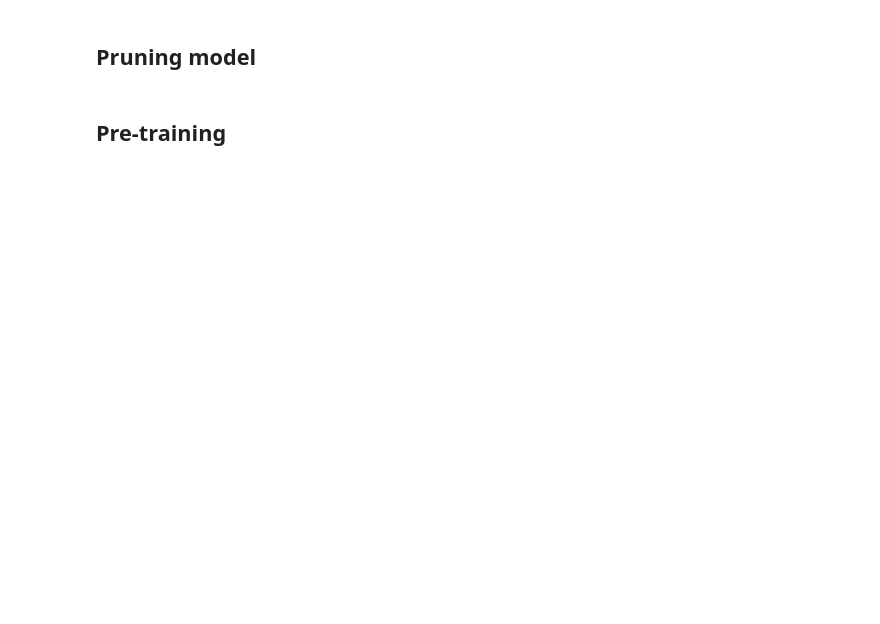
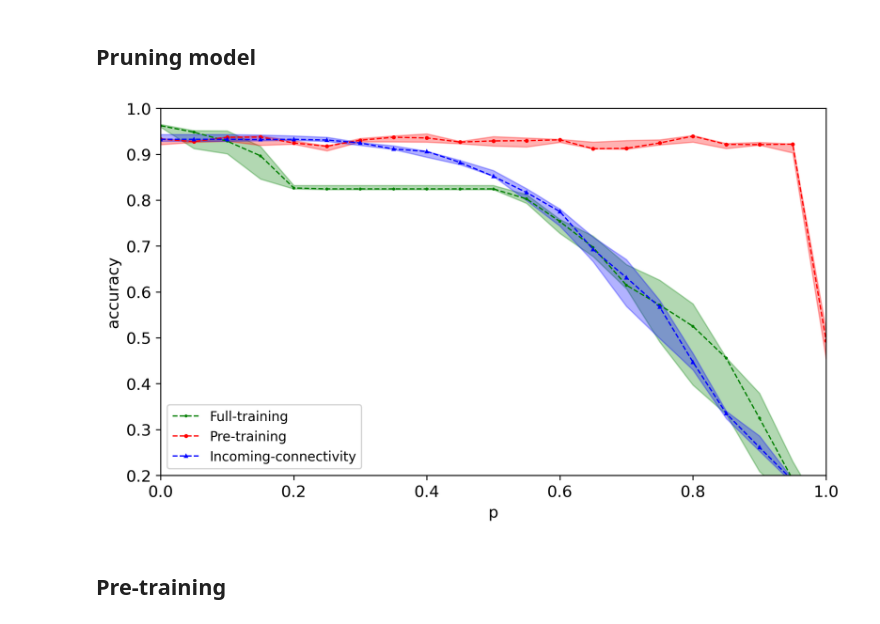
Before and after one commit to DALPHA-sys-24/SpectralConvxD, a Jupyter notebook: example.ipynb, the cells around one changed output. Cells and saved outputs as stored; diff of their text form; code cells hidden in the pictures; blank space fills up the shorter version.

```diff
--- a/example.ipynb
+++ b/example.ipynb
@@ -28,6 +28,6 @@ hyperparameters = { 'filters' :20,
                     }
 # %%
-replication = {'rep':1}
+replication = {'rep':5}
 depth={'N':[2500]}
 drop={'p':[0,0.05,0.1,0.15,0.2,0.25, 0.3,0.35, 0.4,0.45, 0.5,0.55, 0.6,0.65, 0.7, 0.75,0.8, 0.85,0.9,0.95,1]}
 path =r"C:\Users\jketchak\Documents\DALPHAcommunity\UNAMUR\EUREKA\btwg_ml\SpectralConvxD\SpectralConvxD\DataWarehouse\dtest"
@@ -123,22 +113,26 @@ models.cut_value
 for p in drop.get('p'):
     models.evaluate(x_test, y_test, name=models_name[inv],layers=[3],p=p,order=0,path=path)
 # %%
-results={name : spc.extract_accuracy_and_save(replication=replication,depth=depth,drop=drop,name=name,path=path) for name in models_name if name not in ['Dspec']}
+results={name : spc.extract_accuracy_and_save(replication=replication,depth=depth,drop=drop,name=name,path=path) for name in ['Full-training','Pre-training','Incoming-connectivity']}
 # %%
 spc.plot_results(results,x_min=0,
             x_max=1,
             y_min=0.2,
             y_max=1.0,
             xlabel='p',
             ylabel='accuracy',
             show_fig=True,
             use_grid=False,
-            markersize=3,
+            markersize=2,
             percentile=True,
             save_fig=False,
             dpi=300,
-            loc='lower right',
+            lw=1,
+            alpha=0.3,
+            loc='lower left',
             name_fig='results')
+# %% [output]
+[figure, added]
 # %% [markdown]
 ## Pre-training
 # %%
```
Also changed, not shown: parts of 12 cells of this notebook, 6 other files.
